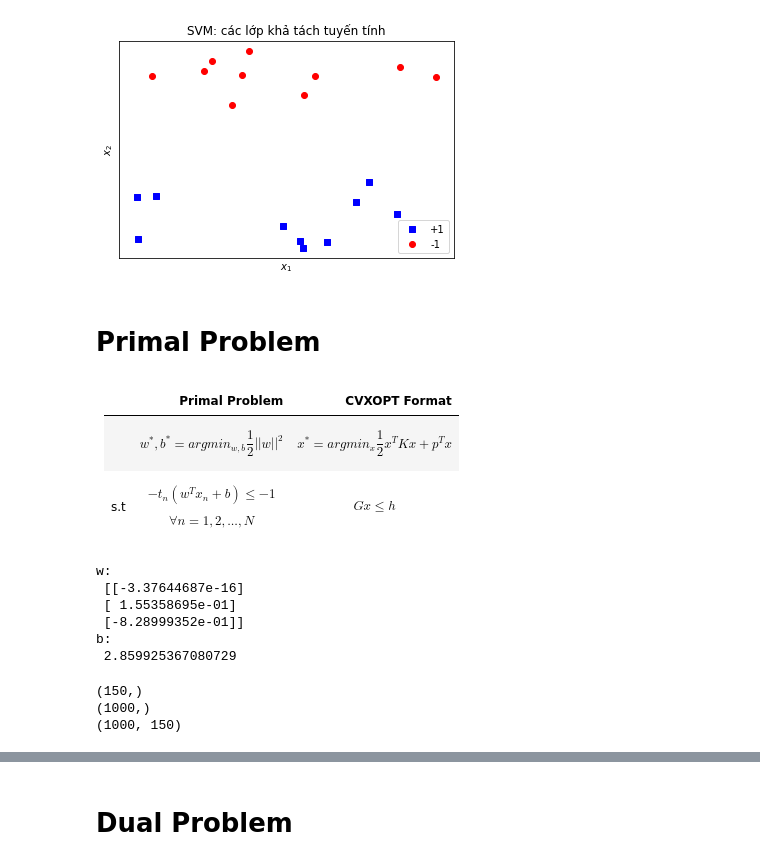
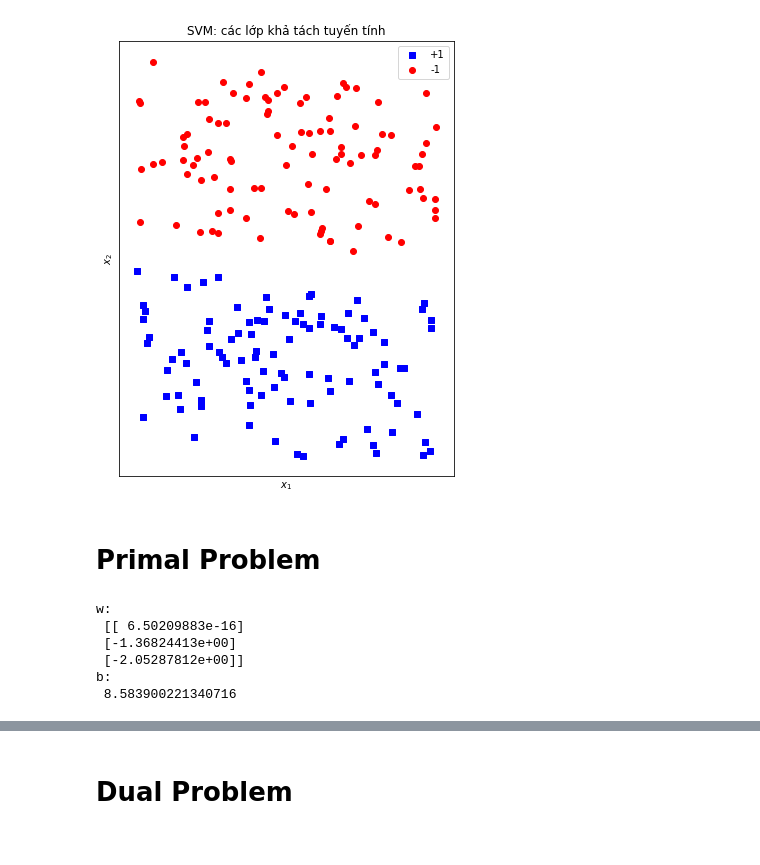
Before and after one commit to nguyennpa412/machine-learning-and-applications, a Jupyter notebook: SVM/2-class - Linear Separability.ipynb, the cells around one changed output, grey strips where cells are left out. Cells and saved outputs as stored; diff of their text form; code cells hidden in the pictures.

```diff
--- a/SVM/2-class - Linear Separability.ipynb
+++ b/SVM/2-class - Linear Separability.ipynb
@@ -1,36 +1,36 @@
 # %%
 import numpy as np
 import matplotlib.pyplot as plt
 from cvxopt import matrix, solvers
 
 # data size (each class)
-N = 10
+N = 100
 
 # generate original data
 X_1_data_1 = np.random.uniform(2,3,N)
-X_1_data_2 = (-X_1_data_1/2 + 5) - np.random.uniform(0.75,3,N)
+X_1_data_2 = (-X_1_data_1 + 5) - np.random.uniform(0.5,5,N)
 X_2_data_1 = np.random.uniform(2,3,N)
-X_2_data_2 = (-X_2_data_1/2 + 5) + np.random.uniform(0.75,3,N)
+X_2_data_2 = (-X_2_data_1 + 5) + np.random.uniform(0.5,5,N)
 t_1_data = np.array([1 for i in range(N)])
 t_2_data = np.array([-1 for i in range(N)])
 X_data_1 = np.hstack((X_1_data_1,X_2_data_1))
 X_data_2= np.hstack((X_1_data_2,X_2_data_2))
 
 # setting the plot
-fig, ax = plt.subplots()
+fig, ax = plt.subplots(figsize=(6,8))
 ax.set_title('SVM: các lớp khả tách tuyến tính')
 ax.set_xlabel(r'$x_1$')
 ax.set_ylabel(r'$x_2$')
 ax.set_xticks(())
 ax.set_yticks(())
 
 # plot the original data
 ax.scatter(X_1_data_1, X_1_data_2, label='+1', marker='s', c='b')
 ax.scatter(X_2_data_1, X_2_data_2, label='-1', c='r')
 ax.legend()
 plt.show()
 # %% [output]
-[figure, old version]
+[figure, new version]
 # %%
 # get transformed data
 def getTransformedData(X, Y, N, M):
@@ -99,11 +99,6 @@ Y_ = np.vstack((X_1_data_2,X_2_data_2))
 (X_data, t_data) = getTransformedData(X_, Y_, N, M-1)
 # %% [markdown]
 # Primal Problem
-# %% [markdown]
-||Primal Problem|CVXOPT Format|
-|-|-|-|
-||$$w^{*},b^{*}=argmin_{w,b}\frac{1}{2}||w||^{2}$$|$$x^{*}=argmin_{x}\frac{1}{2}x^{T}Kx+p^{T}x$$|
-|s.t|$$-t_{n}(w^{T}x_{n}+b)\leq-1$$ $$\forall n = 1,2,...,N$$|$$Gx\leq h$$|
 # %%
 # CVXOPT variables
  # K
@@ -130,21 +125,17 @@ print('w: \n', w)
 print('b: \n', b)
 # %% [output]
 w:
- [[-3.37644687e-16]
- [ 1.55358695e-01]
- [-8.28999352e-01]]
+ [[ 6.50209883e-16]
+ [-1.36824413e+00]
+ [-2.05287812e+00]]
 b:
- 2.859925367080729
+ 8.583900221340716
 # %%
 # plot data
-x = np.arange(1.75,3.25,0.01)
-y = np.arange(0,10,0.01)
+x = np.arange(1.5,3.25,0.01)
+y = np.arange(-3.5,8.5,0.01)
 (xx, yy) = np.meshgrid(x, y)
 z = predict(xx,yy,w,b,M)
-
-print(x.shape)
-print(y.shape)
-print(z.shape)
 
 # decision boundary
 y_0 = getBoundaryY(x, M, w, b, 0)
@@ -164,9 +155,8 @@ for x_,y_ in zip(X_data_1, X_data_2):
     elif (round(z_[0][0],2) == -1):
         x_margin_2 = np.append(x_margin_2, x_)
         y_margin_2 = np.append(y_margin_2, y_)
+
+# get angle
+angle = np.rad2deg(np.arctan2(y_0[15]-y_0[5], x[15]-x[5]))
-# %% [output]
-(150,)
-(1000,)
-(1000, 150)
 # %%
 # setting the plot
```
Also changed, not shown: parts of 5 cells of this notebook.
